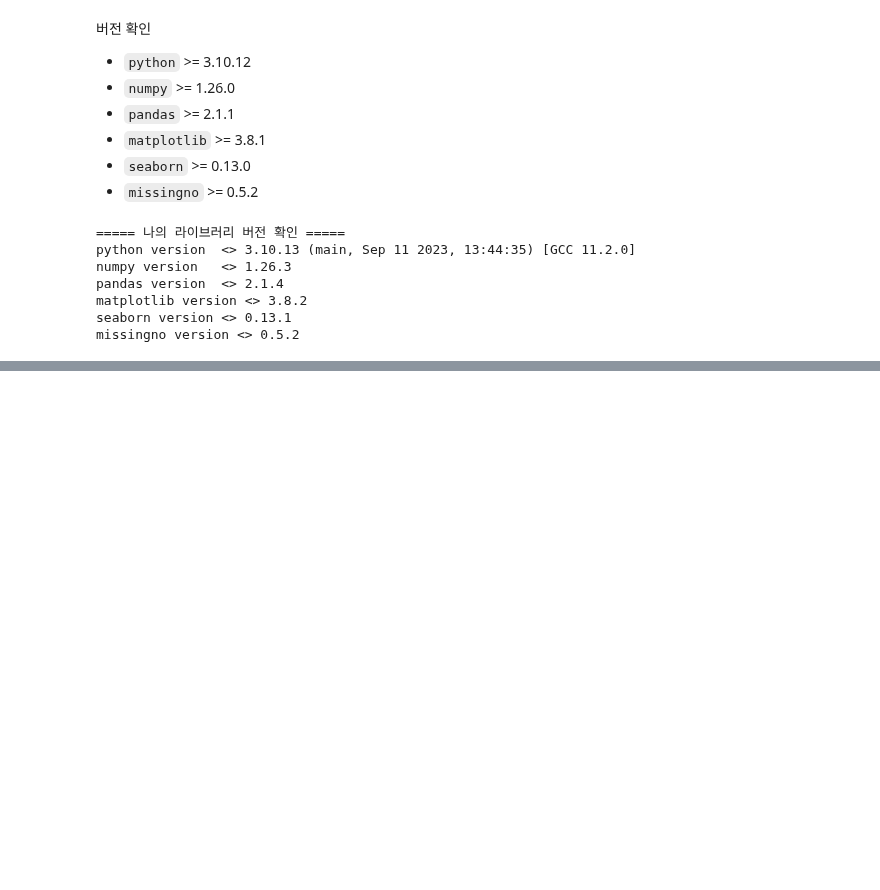
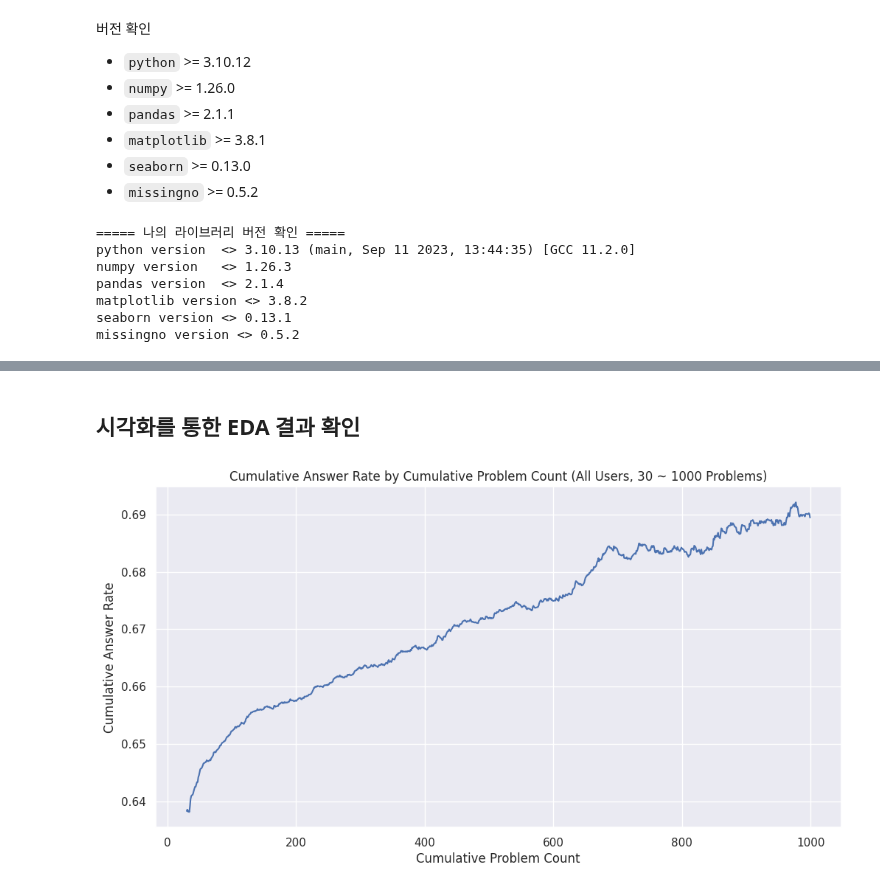
Before and after one commit to boostcampaitech6/level2-dkt-recsys-06, a Jupyter notebook: DKT_EDA.ipynb, the cells around one changed output, grey strips where cells are left out. Saved outputs shown, nothing was run; the diff lists cells and outputs as text; code cells hidden in the pictures; blank space fills up the shorter version.

```diff
--- a/DKT_EDA.ipynb
+++ b/DKT_EDA.ipynb
@@ -218,0 +179,36 @@ Text(0, 0.5, 'Answer Rate')
+# %%
+def calculate_problem_statistics(df):
+    df = df.sort_values(['userID', 'Timestamp'])
+    grouped = df.groupby('userID')
+    df['problems_cumulative'] = grouped.cumcount()
+
+    results = []
+    for name, group in grouped:
+        group['problems_last7days'] = group.rolling('7D', on='Timestamp')['assessmentItemID'].count() - 1
+        group['problems_last30days'] = group.rolling('30D', on='Timestamp')['assessmentItemID'].count() - 1
+        results.append(group)
+
+    df = pd.concat(results)
+    df['problems_last7days'] = df['problems_last7days'].astype(int)
+    df['problems_last30days'] = df['problems_last30days'].astype(int)
+
+    return df
+
+train = calculate_problem_statistics(train)
+test = calculate_problem_statistics(test)
+# %% [markdown]
+## 시각화를 통한 EDA 결과 확인
+# %%
+# 누적 풀이 문제수에 따른 정답률 추이 (30문제 이하, 1000문제 이상 제외)
+train['CumulativeAnswerRate'] = train.groupby('userID')['answerCode'].transform(lambda x: x.expanding().mean())
+train['CumulativeProblemCount'] = train.groupby('userID').cumcount()
+selected_df = train[(train['CumulativeProblemCount'] >= 30) & (train['CumulativeProblemCount'] < 1000)]
+
+plt.figure(figsize=(12, 6))
+plt.plot(selected_df.groupby('CumulativeProblemCount')['CumulativeAnswerRate'].mean())
+plt.xlabel('Cumulative Problem Count')
+plt.ylabel('Cumulative Answer Rate')
+plt.title('Cumulative Answer Rate by Cumulative Problem Count (All Users, 30 ~ 1000 Problems)')
+plt.show()
+# %% [output]
+[figure, added]
```
Also changed, not shown: parts of 76 cells of this notebook, 15 other files.
